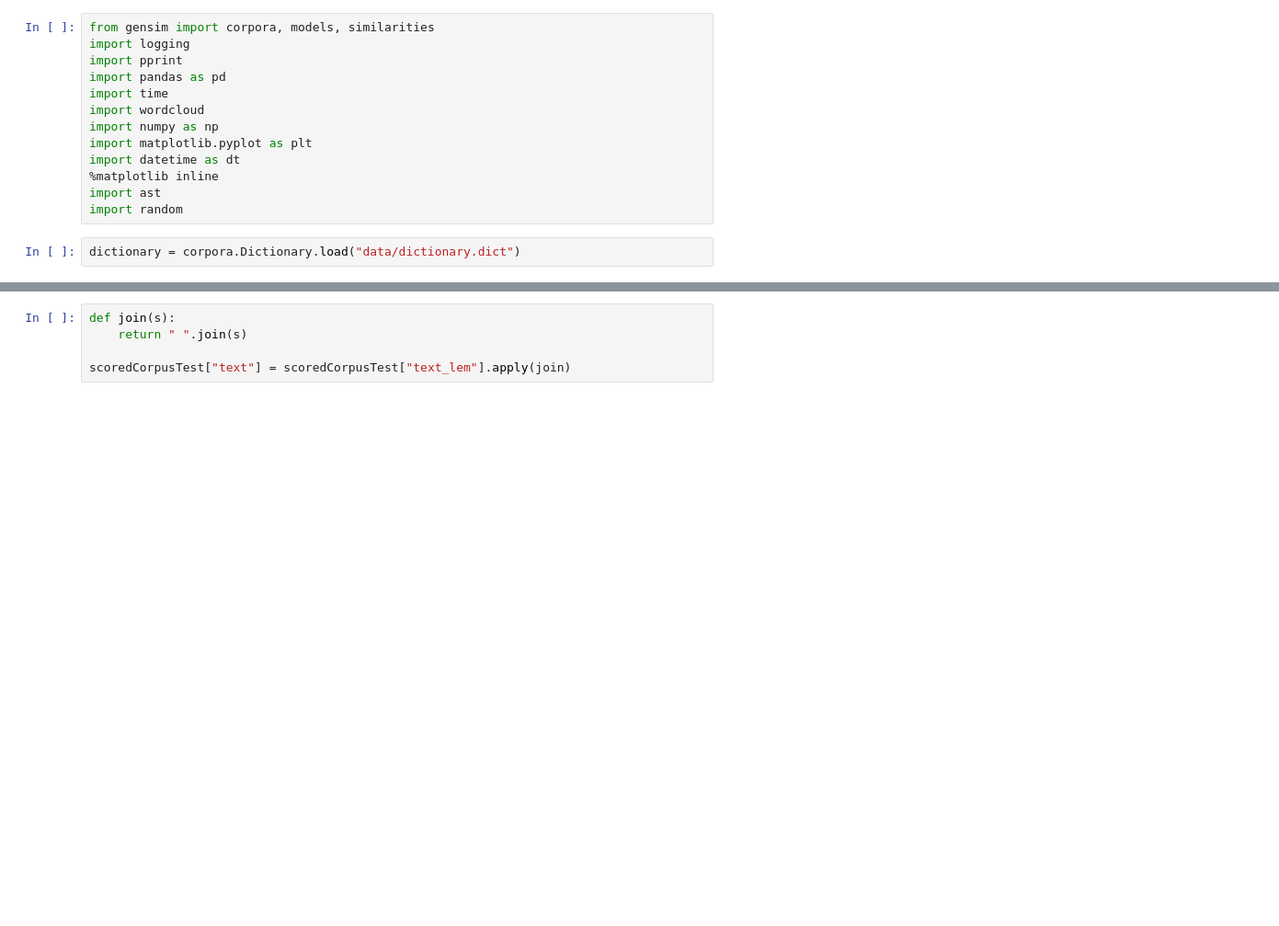
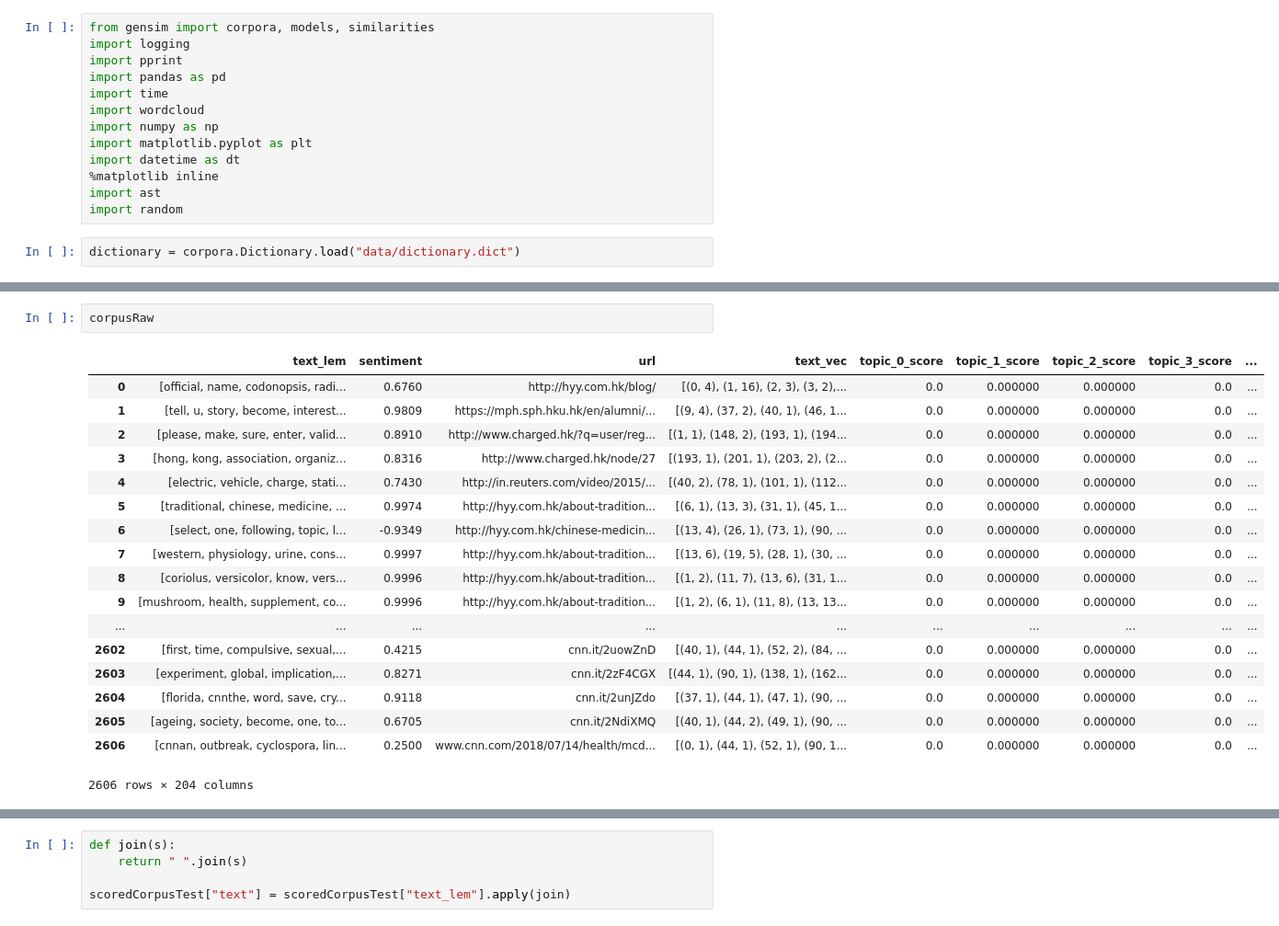
Before and after one commit to Chrisjw42/Watson-LDA, a Jupyter notebook: WatsonLDA-3-ReadingTopics.ipynb, the cells around one changed output, grey strips where cells are left out. Shown at 92% size. Saved outputs shown, nothing was run; the diff lists cells and outputs as text; blank space fills up the shorter version.

```diff
--- a/WatsonLDA-3-ReadingTopics.ipynb
+++ b/WatsonLDA-3-ReadingTopics.ipynb
@@ -197,0 +390,21 @@ getTopicSentimentRanked(scoredCorpus)
+# %%
+corpusRaw
+# %% [output]
+|  | text_lem | sentiment | url | text_vec | topic_0_score | topic_1_score | topic_2_score | topic_3_score | ... |
+| 0 | [official, name, codonopsis, radi... | 0.6760 | http://hyy.com.hk/blog/ | [(0, 4), (1, 16), (2, 3), (3, 2),... | 0.0 | 0.000000 | 0.000000 | 0.0 | ... |
+| 1 | [tell, u, story, become, interest... | 0.9809 | https://mph.sph.hku.hk/en/alumni/... | [(9, 4), (37, 2), (40, 1), (46, 1... | 0.0 | 0.000000 | 0.000000 | 0.0 | ... |
+| 2 | [please, make, sure, enter, valid... | 0.8910 | http://www.charged.hk/?q=user/reg... | [(1, 1), (148, 2), (193, 1), (194... | 0.0 | 0.000000 | 0.000000 | 0.0 | ... |
+| 3 | [hong, kong, association, organiz... | 0.8316 | http://www.charged.hk/node/27 | [(193, 1), (201, 1), (203, 2), (2... | 0.0 | 0.000000 | 0.000000 | 0.0 | ... |
+| 4 | [electric, vehicle, charge, stati... | 0.7430 | http://in.reuters.com/video/2015/... | [(40, 2), (78, 1), (101, 1), (112... | 0.0 | 0.000000 | 0.000000 | 0.0 | ... |
+| 5 | [traditional, chinese, medicine, ... | 0.9974 | http://hyy.com.hk/about-tradition... | [(6, 1), (13, 3), (31, 1), (45, 1... | 0.0 | 0.000000 | 0.000000 | 0.0 | ... |
+| 6 | [select, one, following, topic, l... | -0.9349 | http://hyy.com.hk/chinese-medicin... | [(13, 4), (26, 1), (73, 1), (90, ... | 0.0 | 0.000000 | 0.000000 | 0.0 | ... |
+| 7 | [western, physiology, urine, cons... | 0.9997 | http://hyy.com.hk/about-tradition... | [(13, 6), (19, 5), (28, 1), (30, ... | 0.0 | 0.000000 | 0.000000 | 0.0 | ... |
+| 8 | [coriolus, versicolor, know, vers... | 0.9996 | http://hyy.com.hk/about-tradition... | [(1, 2), (11, 7), (13, 6), (31, 1... | 0.0 | 0.000000 | 0.000000 | 0.0 | ... |
+| 9 | [mushroom, health, supplement, co... | 0.9996 | http://hyy.com.hk/about-tradition... | [(1, 2), (6, 1), (11, 8), (13, 13... | 0.0 | 0.000000 | 0.000000 | 0.0 | ... |
+| ... | ... | ... | ... | ... | ... | ... | ... | ... | ... |
+| 2602 | [first, time, compulsive, sexual,... | 0.4215 | cnn.it/2uowZnD | [(40, 1), (44, 1), (52, 2), (84, ... | 0.0 | 0.000000 | 0.000000 | 0.0 | ... |
+| 2603 | [experiment, global, implication,... | 0.8271 | cnn.it/2zF4CGX | [(44, 1), (90, 1), (138, 1), (162... | 0.0 | 0.000000 | 0.000000 | 0.0 | ... |
+| 2604 | [florida, cnnthe, word, save, cry... | 0.9118 | cnn.it/2unJZdo | [(37, 1), (44, 1), (47, 1), (90, ... | 0.0 | 0.000000 | 0.000000 | 0.0 | ... |
+| 2605 | [ageing, society, become, one, to... | 0.6705 | cnn.it/2NdiXMQ | [(40, 1), (44, 2), (49, 1), (90, ... | 0.0 | 0.000000 | 0.000000 | 0.0 | ... |
+| 2606 | [cnnan, outbreak, cyclospora, lin... | 0.2500 | www.cnn.com/2018/07/14/health/mcd... | [(0, 1), (44, 1), (52, 1), (90, 1... | 0.0 | 0.000000 | 0.000000 | 0.0 | ... |
+2606 rows × 204 columns
```
Also changed, not shown: parts of 50 cells of this notebook, 21 other files.
